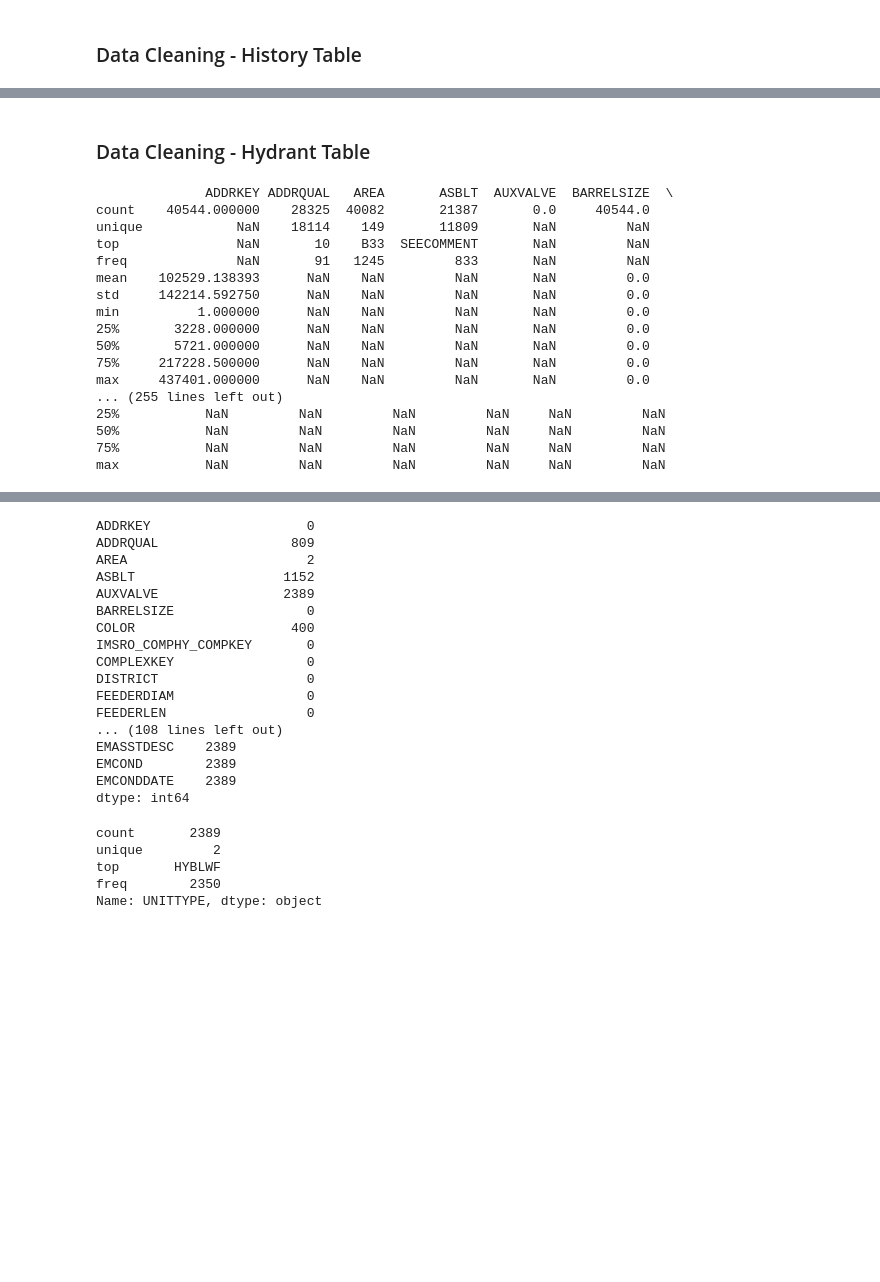
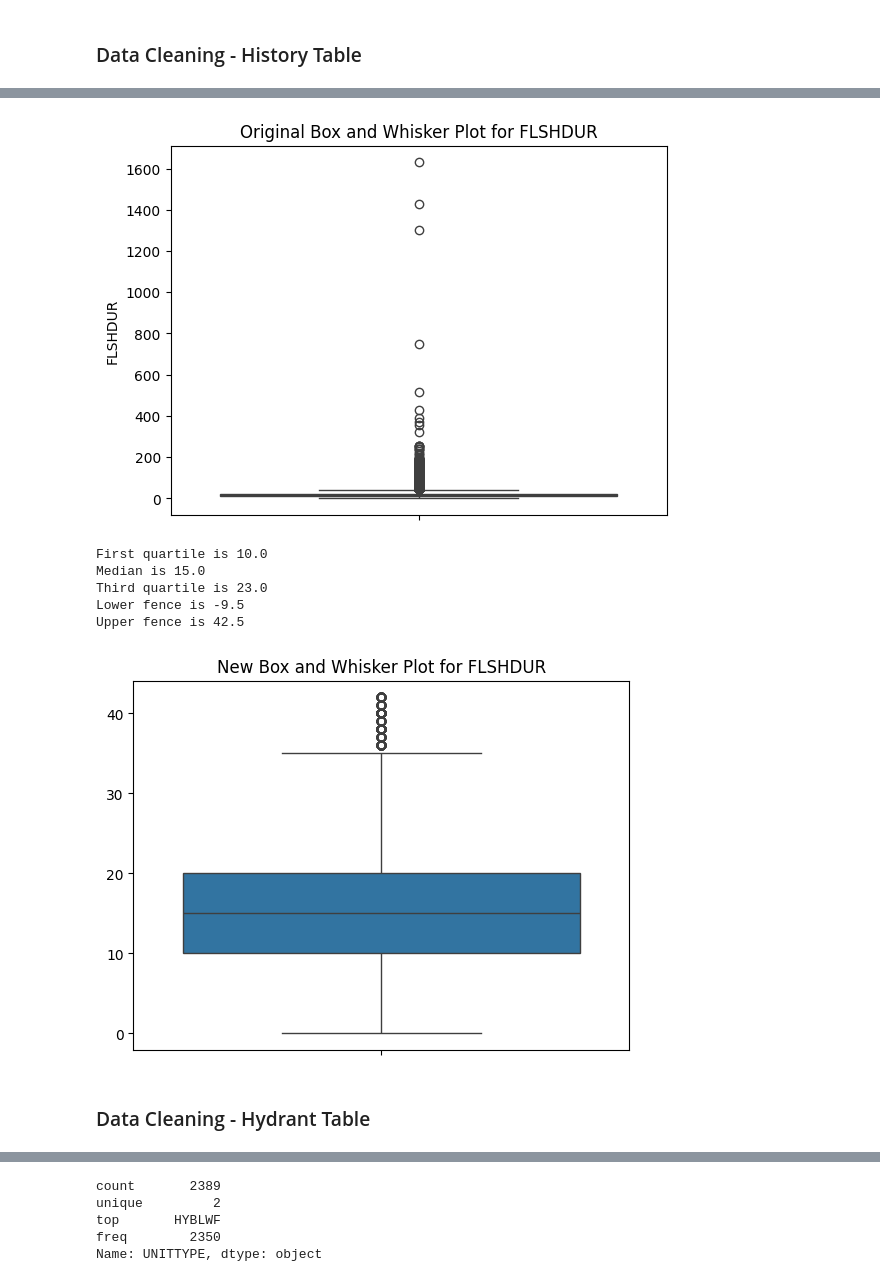
Before and after one commit to ellanguyen-rop/Flushing_Assignments, a Jupyter notebook: Flushing Analytics.ipynb, the cells around one changed output, grey strips where cells are left out. Saved outputs shown, nothing was run; the diff lists cells and outputs as text; code cells hidden in the pictures; blank space fills up the shorter version.

```diff
--- a/Flushing Analytics.ipynb
+++ b/Flushing Analytics.ipynb
@@ -128,36 +194,19 @@ copied_flushing_history_df.to_csv('historycheck.csv', index=False)
+# %%
+# Replacing outliers in the FLSHDUR column
+copied_flushing_history_df['FLSHDUR'] = replace_outliers(copied_flushing_history_df, 'FLSHDUR')
+# %% [output]
+[figure, added]
+First quartile is 10.0
+Median is 15.0
+Third quartile is 23.0
+Lower fence is -9.5
+Upper fence is 42.5
+[figure, added]
 # %% [markdown]
 ### Data Cleaning - Hydrant Table
 # %%
 # Creating a copy of the All Hydrants DataFrame
 copied_all_hydrants_df = copy.deepcopy(all_hydrants_df)
-# %%
-#Item 1: Show the description of each column in the df
-
-num_columns = copied_all_hydrants_df.shape[1]
-window_size = 20
-
-for i in range(0, num_columns, window_size):
-    subset = copied_all_hydrants_df.iloc[:, i:i+window_size]
-    description = subset.describe(include='all')
-    print(description)
-# %% [output]
-              ADDRKEY ADDRQUAL   AREA       ASBLT  AUXVALVE  BARRELSIZE  \
-count    40544.000000    28325  40082       21387       0.0     40544.0
-unique            NaN    18114    149       11809       NaN         NaN
-top               NaN       10    B33  SEECOMMENT       NaN         NaN
-freq              NaN       91   1245         833       NaN         NaN
-mean    102529.138393      NaN    NaN         NaN       NaN         0.0
-std     142214.592750      NaN    NaN         NaN       NaN         0.0
-min          1.000000      NaN    NaN         NaN       NaN         0.0
-25%       3228.000000      NaN    NaN         NaN       NaN         0.0
-50%       5721.000000      NaN    NaN         NaN       NaN         0.0
-75%     217228.500000      NaN    NaN         NaN       NaN         0.0
-max     437401.000000      NaN    NaN         NaN       NaN         0.0
-... (255 lines left out)
-25%           NaN         NaN         NaN         NaN     NaN         NaN
-50%           NaN         NaN         NaN         NaN     NaN         NaN
-75%           NaN         NaN         NaN         NaN     NaN         NaN
-max           NaN         NaN         NaN         NaN     NaN         NaN
 # %%
 # Filters rows where flushing frequency is blank
 copied_all_hydrants_df = copied_all_hydrants_df[copied_all_hydrants_df['FLSHFRE'].notnull()]
@@ -173,31 +222,6 @@ copied_all_hydrants_df.describe()
 | 75% | 129011.000000 | NaN | 0.0 | 7.158620e+05 | 1.0 | 150.000000 | 3.500000 | NaN | ... |
 | max | 437401.000000 | NaN | 0.0 | 1.312755e+06 | 1.0 | 150.000000 | 1166.540000 | NaN | ... |
 8 rows × 71 columns
-# %%
-#Item 1: Count the number of null values in each column
-
-for i in range(0, num_columns, window_size):
-    subset = copied_all_hydrants_df.iloc[:, i:i+window_size]
-    description = subset.isna().sum()
-    print(description)
-# %% [output]
-ADDRKEY                    0
-ADDRQUAL                 809
-AREA                       2
-ASBLT                   1152
-AUXVALVE                2389
-BARRELSIZE                 0
-COLOR                    400
-IMSRO_COMPHY_COMPKEY       0
-COMPLEXKEY                 0
-DISTRICT                   0
-FEEDERDIAM                 0
-FEEDERLEN                  0
-... (108 lines left out)
-EMASSTDESC    2389
-EMCOND        2389
-EMCONDDATE    2389
-dtype: int64
 # %%
 # Item 3: Clean data, replace nulls with values in some columns
 copied_all_hydrants_df['UNITTYPE'] = copied_all_hydrants_df['UNITTYPE'].fillna('STDHY')
```
Also changed, not shown: parts of 65 cells of this notebook, 4 other files.
